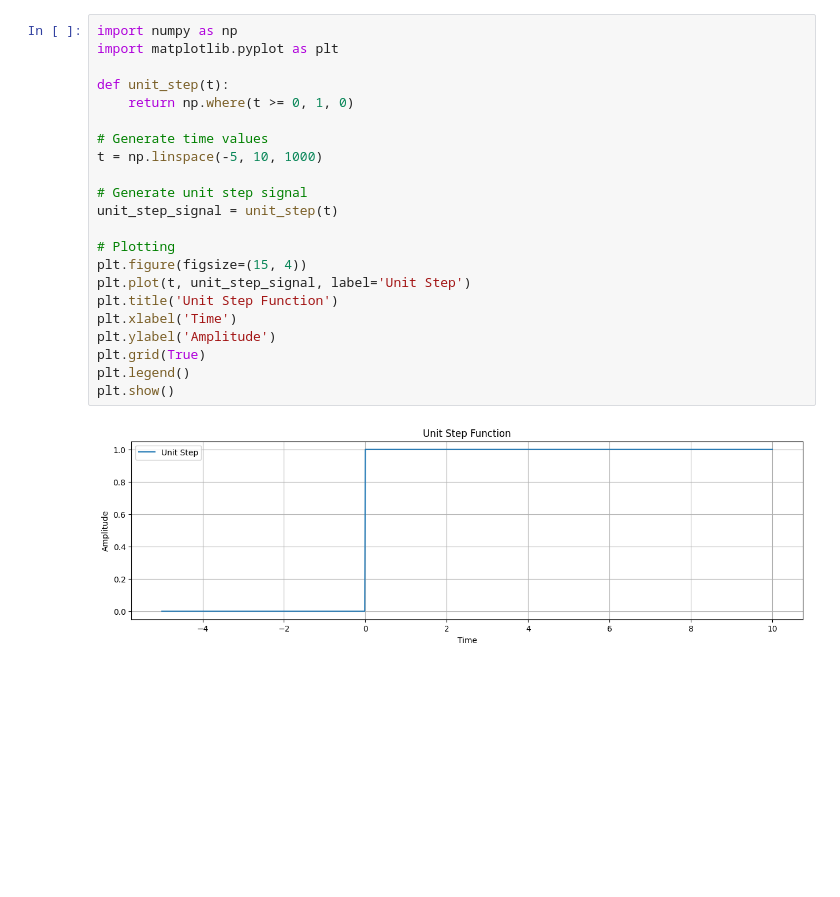
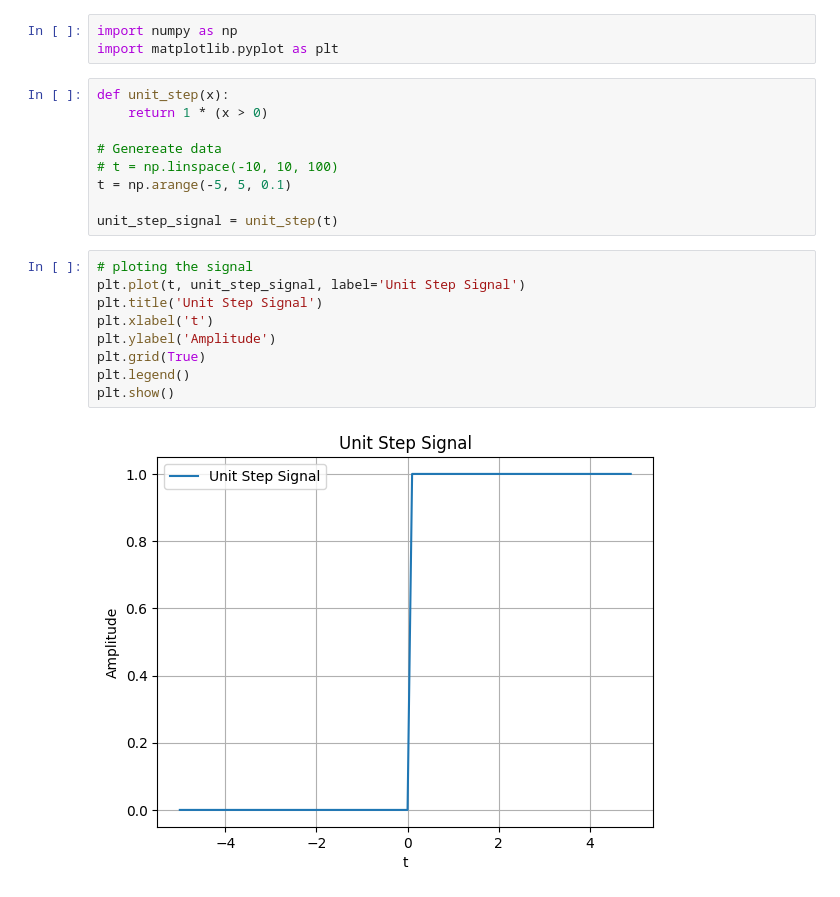
Before and after one commit to Mominur-sumon/Digital-signal-processing-Lab, a Jupyter notebook: unitStep.ipynb, the cells around one changed output. Saved outputs shown, nothing was run; the diff lists cells and outputs as text; blank space fills up the shorter version.

```diff
--- a/unitStep.ipynb
+++ b/unitStep.ipynb
@@ -1,24 +1,23 @@
+# %%
+import numpy as np
+import matplotlib.pyplot as plt
+# %%
+def unit_step(x):
+    return 1 * (x > 0)
+
+# Genereate data
+# t = np.linspace(-10, 10, 100)
+t = np.arange(-5, 5, 0.1)
+
+unit_step_signal = unit_step(t)
 # %%
-import numpy as np
-import matplotlib.pyplot as plt
-
-def unit_step(t):
-    return np.where(t >= 0, 1, 0)
-
-# Generate time values
-t = np.linspace(-5, 10, 1000)
-
-# Generate unit step signal
-unit_step_signal = unit_step(t)
-
-# Plotting
-plt.figure(figsize=(15, 4))
-plt.plot(t, unit_step_signal, label='Unit Step')
-plt.title('Unit Step Function')
-plt.xlabel('Time')
+# ploting the signal
+plt.plot(t, unit_step_signal, label='Unit Step Signal')
+plt.title('Unit Step Signal')
+plt.xlabel('t')
 plt.ylabel('Amplitude')
 plt.grid(True)
 plt.legend()
 plt.show()
 # %% [output]
-[figure, old version]
+[figure, new version]
```
Also changed, not shown: 8 other files.
